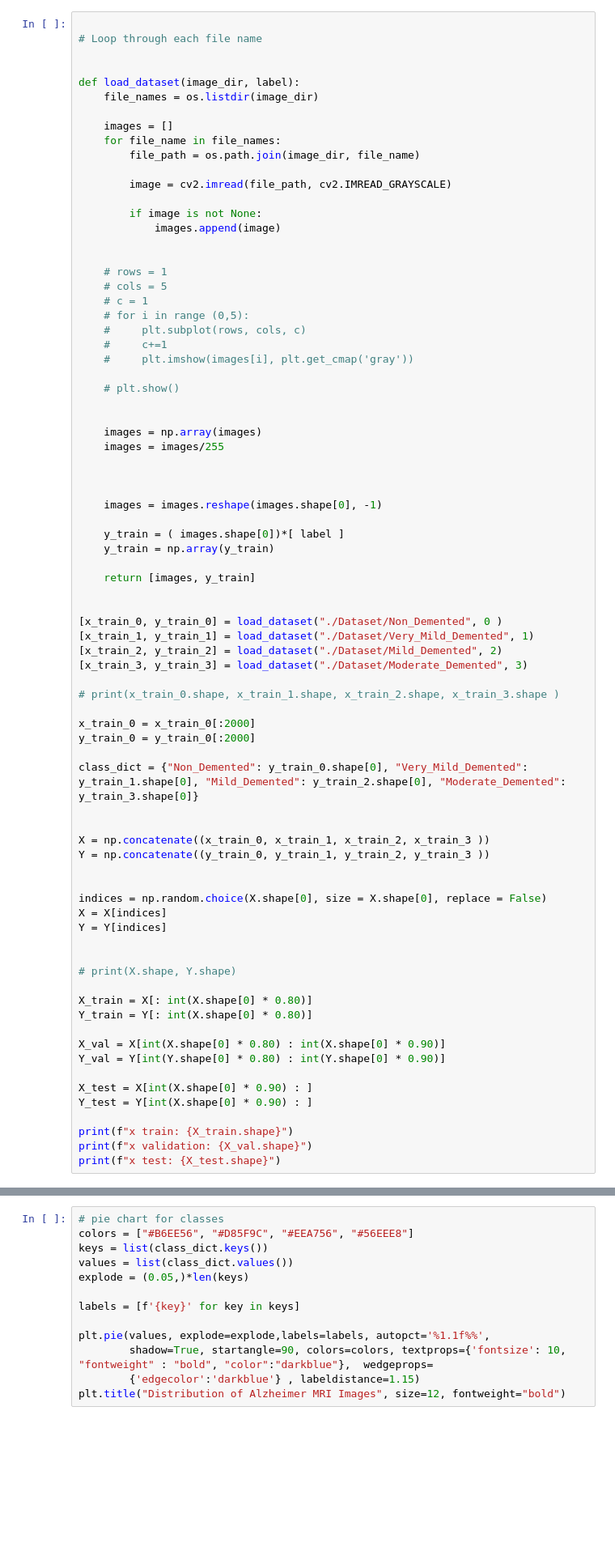
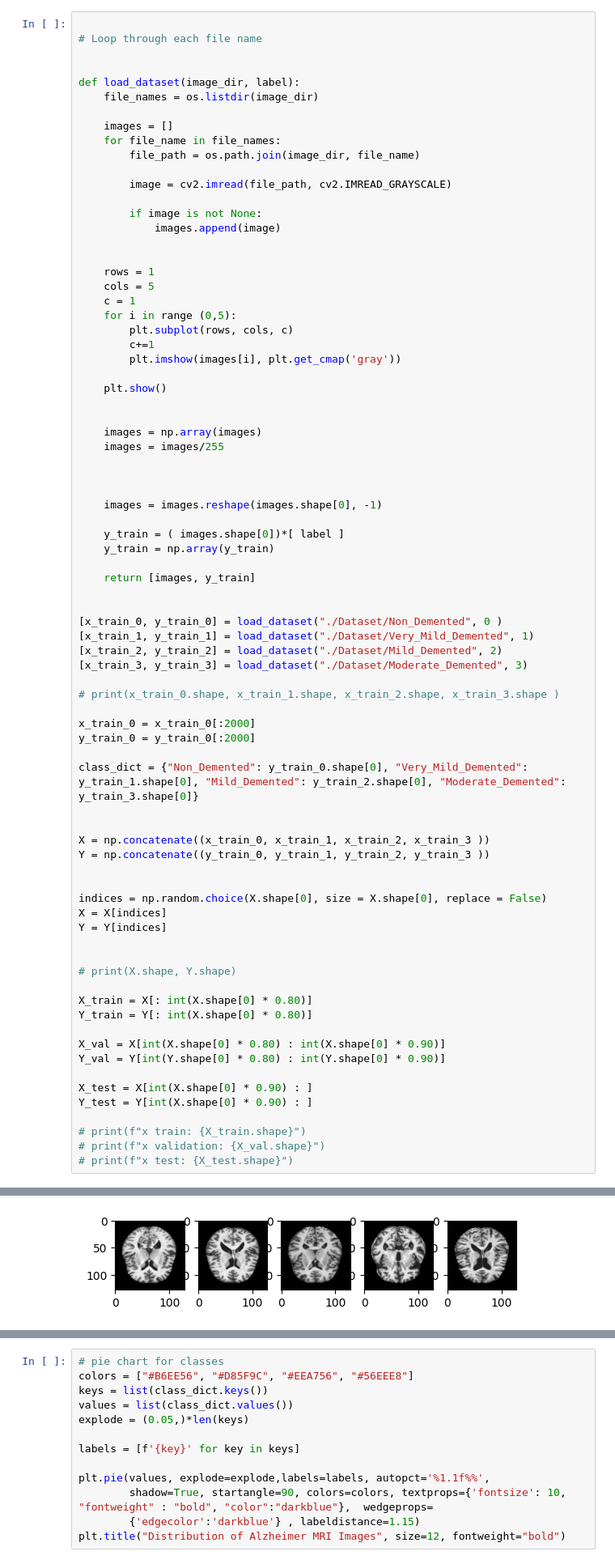
Before and after one commit to Aaryakhandelwal/Alzheimer-Prediction-through-MRI-scans, a Jupyter notebook: code.ipynb, the cells around one changed output, grey strips where cells are left out. Shown at 81% size. Drawn from its saved outputs; the diff is of its cells as text; blank space fills up the shorter version.

```diff
--- a/code.ipynb
+++ b/code.ipynb
@@ -32,15 +32,15 @@ def load_dataset(image_dir, label):
             images.append(image)
 
 
-    # rows = 1
-    # cols = 5
-    # c = 1
-    # for i in range (0,5):
-    #     plt.subplot(rows, cols, c)
-    #     c+=1
-    #     plt.imshow(images[i], plt.get_cmap('gray'))
+    rows = 1
+    cols = 5
+    c = 1
+    for i in range (0,5):
+        plt.subplot(rows, cols, c)
+        c+=1
+        plt.imshow(images[i], plt.get_cmap('gray'))
 
-    # plt.show()
+    plt.show()
 
 
     images = np.array(images)
@@ -89,7 +89,7 @@ Y_val = Y[int(Y.shape[0] * 0.80) : int(Y.shape[0] * 0.90)]
 X_test = X[int(X.shape[0] * 0.90) : ]
 Y_test = Y[int(X.shape[0] * 0.90) : ]
 
-print(f"x train: {X_train.shape}")
-print(f"x validation: {X_val.shape}")
-print(f"x test: {X_test.shape}")
+# print(f"x train: {X_train.shape}")
+# print(f"x validation: {X_val.shape}")
+# print(f"x test: {X_test.shape}")
 # %% [output]
@@ -98,0 +96 @@ x test: (520, 16384)
+[figure, added]
```
Also changed, not shown: parts of 10 cells of this notebook.
